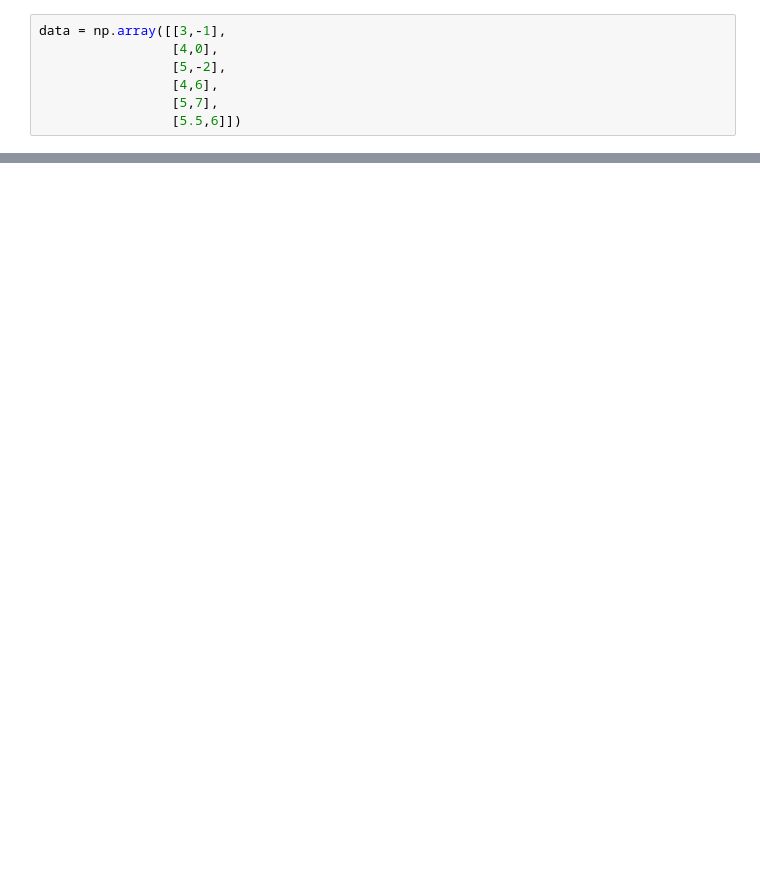
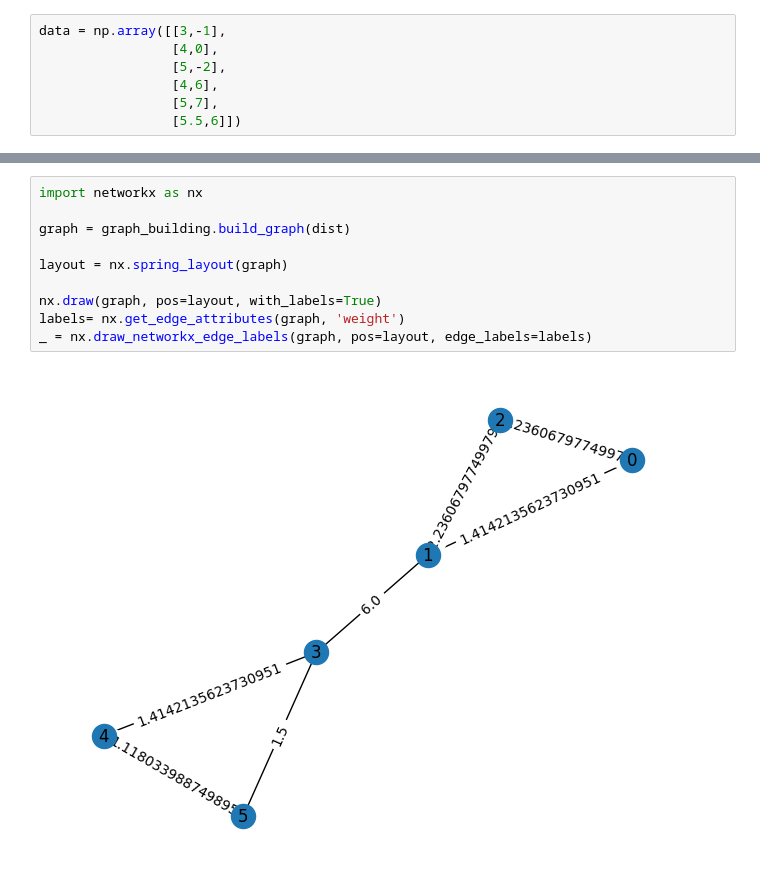
Before and after one commit to radajakub/GML-dim-reduction, a Jupyter notebook: notebooks/example.ipynb, the cells around one changed output, grey strips where cells are left out. Saved outputs shown, nothing was run; the diff lists cells and outputs as text; blank space fills up the shorter version.

```diff
--- a/notebooks/example.ipynb
+++ b/notebooks/example.ipynb
@@ -30,0 +27,12 @@ array([[0.        , 1.41421356, 2.23606798, 7.07106781, 8.24621125,
+# %%
+import networkx as nx
+
+graph = graph_building.build_graph(dist)
+
+layout = nx.spring_layout(graph)
+
+nx.draw(graph, pos=layout, with_labels=True)
+labels= nx.get_edge_attributes(graph, 'weight')
+_ = nx.draw_networkx_edge_labels(graph, pos=layout, edge_labels=labels)
+# %% [output]
+[figure, added]
```
Also changed, not shown: parts of 4 cells of this notebook.
